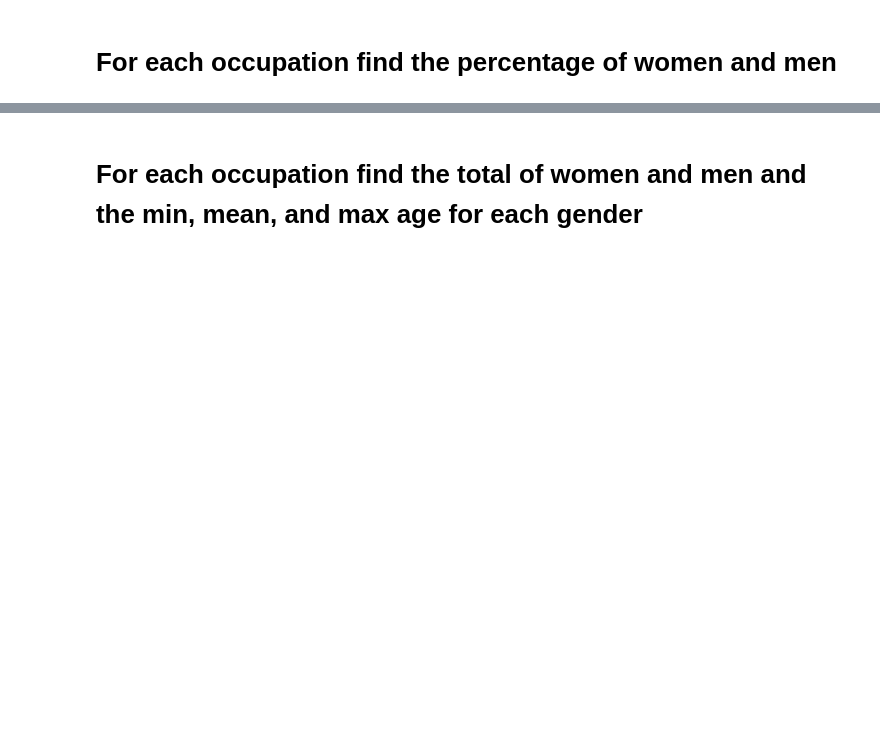
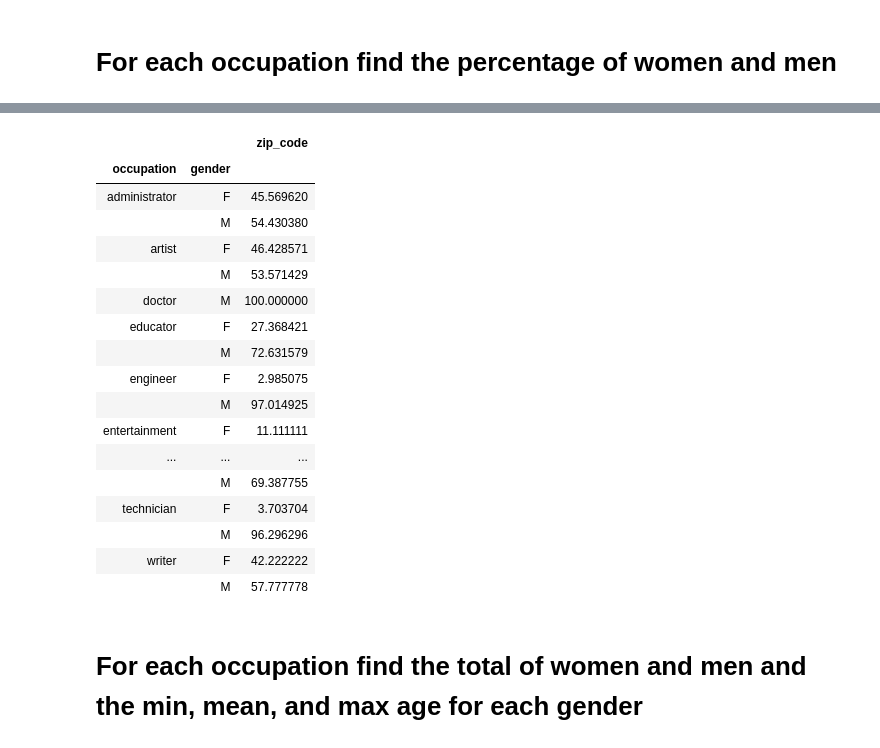
Before and after one commit to luo-yanying/Python-mymodule, a Jupyter notebook: Pandas Exercises 2.ipynb, the cells around one changed output, grey strips where cells are left out. Drawn from its saved outputs; the diff is of its cells as text; code cells hidden in the pictures; blank space fills up the shorter version.

```diff
--- a/Pandas Exercises 2.ipynb
+++ b/Pandas Exercises 2.ipynb
@@ -226,2 +205,26 @@ Name: gender, dtype: float64
+# %%
+
+occup_gender_cnt = users.groupby(['occupation', 'gender']).agg({'zip_code': "count"})
+
+occup_gender_cnt.groupby(level=0).apply(lambda x: 100 * x / float(x.sum()))
+# %% [output]
+|  |  | zip_code |
+| occupation | gender |  |
+| administrator | F | 45.569620 |
+|  | M | 54.430380 |
+| artist | F | 46.428571 |
+|  | M | 53.571429 |
+| doctor | M | 100.000000 |
+| educator | F | 27.368421 |
+|  | M | 72.631579 |
+| engineer | F | 2.985075 |
+|  | M | 97.014925 |
+| entertainment | F | 11.111111 |
+| ... | ... | ... |
+|  | M | 69.387755 |
+| technician | F | 3.703704 |
+|  | M | 96.296296 |
+| writer | F | 42.222222 |
+|  | M | 57.777778 |
 # %% [markdown]
 # For each occupation find the total of women and men and the min, mean, and max age for each gender
```
Also changed, not shown: parts of 5 cells of this notebook, 1 other file.
